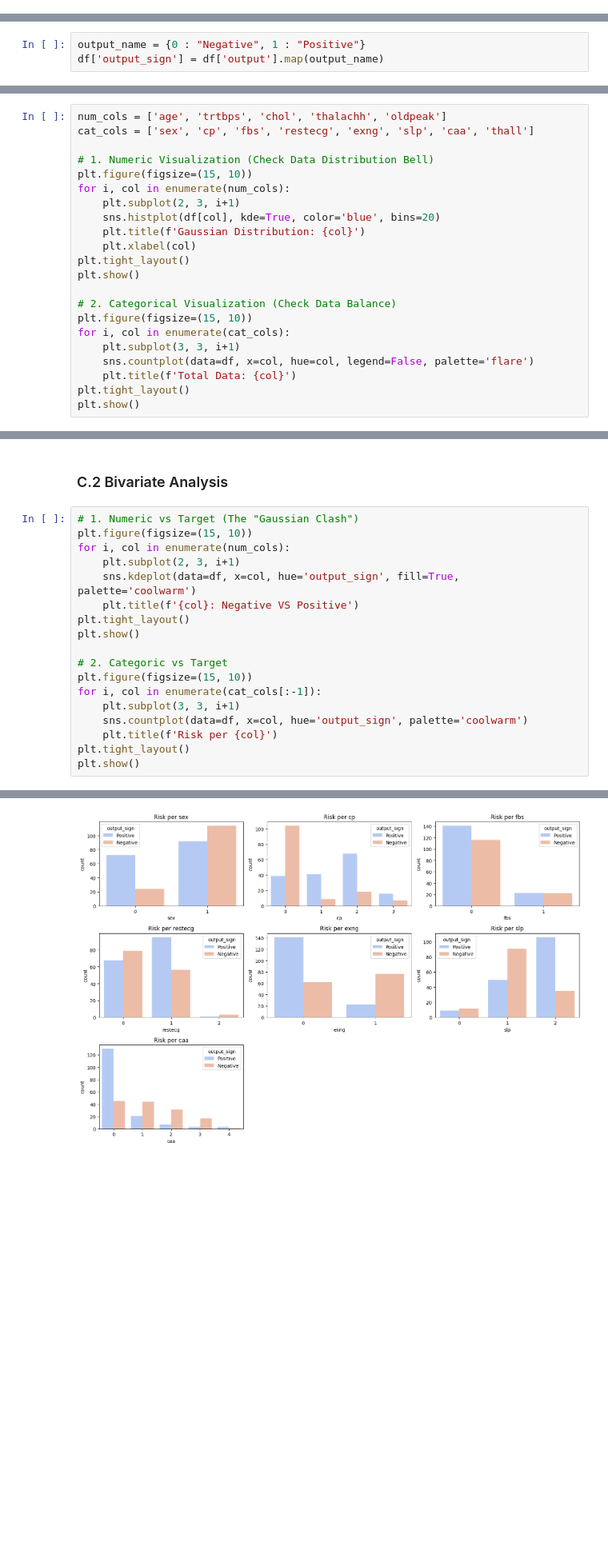
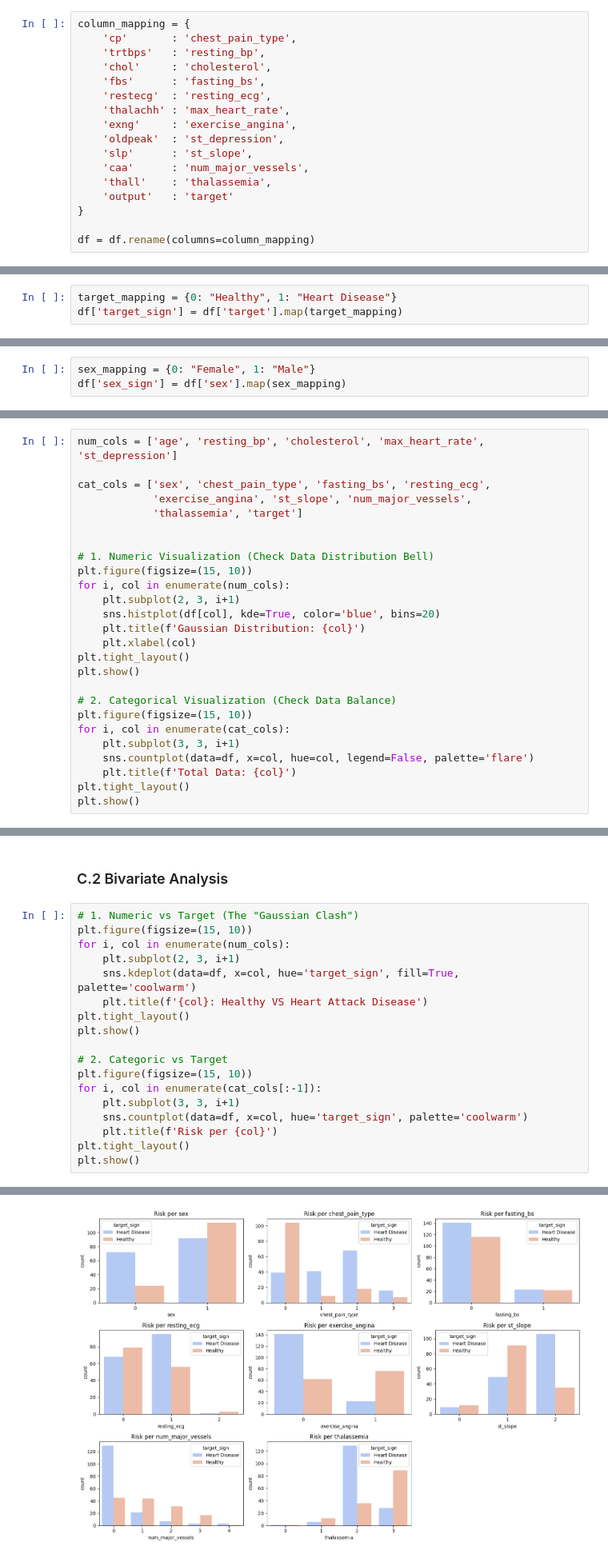
Before and after one commit to HablSank/1Day-1Dataset_MachineLearningProject, a Jupyter notebook: Day-13/Naive Bayes Gaussian (Heart Attack)/heart.ipynb, the cells around one changed output, grey strips where cells are left out. Shown at 80% size. Cells and saved outputs as stored; diff of their text form; blank space fills up the shorter version.

Commit message:
Day - 13 (Naive Bayes Gaussian) Data Preprocessing Done

```diff
--- a/Day-13/Naive Bayes Gaussian (Heart Attack)/heart.ipynb
+++ b/Day-13/Naive Bayes Gaussian (Heart Attack)/heart.ipynb
@@ -168 +170,18 @@ for col in df.select_dtypes(include='number'):
+# %%
+column_mapping = {
+    'cp'       : 'chest_pain_type',
+    'trtbps'   : 'resting_bp',
+    'chol'     : 'cholesterol',
+    'fbs'      : 'fasting_bs',
+    'restecg'  : 'resting_ecg',
+    'thalachh' : 'max_heart_rate',
+    'exng'     : 'exercise_angina',
+    'oldpeak'  : 'st_depression',
+    'slp'      : 'st_slope',
+    'caa'      : 'num_major_vessels',
+    'thall'    : 'thalassemia',
+    'output'   : 'target'
+}
+
+df = df.rename(columns=column_mapping)
 # %% [markdown]
@@ -170,3 +189,3 @@ for col in df.select_dtypes(include='number'):
 # %%
-output_name = {0 : "Negative", 1 : "Positive"}
-df['output_sign'] = df['output'].map(output_name)
+target_mapping = {0: "Healthy", 1: "Heart Disease"}
+df['target_sign'] = df['target'].map(target_mapping)
@@ -173,3 +194,6 @@ df['output_sign'] = df['output'].map(output_name)
+# %%
+sex_mapping = {0: "Female", 1: "Male"}
+df['sex_sign'] = df['sex'].map(sex_mapping)
 # %% [markdown]
 ## C. Exploratory Data Analysis
 # %% [markdown]
@@ -187,8 +211,12 @@ plt.show()
 # %% [markdown]
 #### Numerical & Categorical Features Distribution
 # %%
-num_cols = ['age', 'trtbps', 'chol', 'thalachh', 'oldpeak']
-cat_cols = ['sex', 'cp', 'fbs', 'restecg', 'exng', 'slp', 'caa', 'thall']
+num_cols = ['age', 'resting_bp', 'cholesterol', 'max_heart_rate', 'st_depression']
+
+cat_cols = ['sex', 'chest_pain_type', 'fasting_bs', 'resting_ecg',
+            'exercise_angina', 'st_slope', 'num_major_vessels',
+            'thalassemia', 'target']
+
 
 # 1. Numeric Visualization (Check Data Distribution Bell)
 plt.figure(figsize=(15, 10))
@@ -218,8 +246,8 @@ plt.show()
 plt.figure(figsize=(15, 10))
 for i, col in enumerate(num_cols):
     plt.subplot(2, 3, i+1)
-    sns.kdeplot(data=df, x=col, hue='output_sign', fill=True, palette='coolwarm')
-    plt.title(f'{col}: Negative VS Positive')
+    sns.kdeplot(data=df, x=col, hue='target_sign', fill=True, palette='coolwarm')
+    plt.title(f'{col}: Healthy VS Heart Attack Disease')
 plt.tight_layout()
 plt.show()
 
@@ -227,7 +255,7 @@ plt.show()
 plt.figure(figsize=(15, 10))
 for i, col in enumerate(cat_cols[:-1]):
     plt.subplot(3, 3, i+1)
-    sns.countplot(data=df, x=col, hue='output_sign', palette='coolwarm')
+    sns.countplot(data=df, x=col, hue='target_sign', palette='coolwarm')
     plt.title(f'Risk per {col}')
 plt.tight_layout()
 plt.show()
@@ -236,4 +264,4 @@ plt.show()
-[figure, old version]
+[figure, new version]
 # %% [markdown]
 ### C.3 Multivariate Analysis
 # %%
```
Also changed, not shown: parts of 7 cells of this notebook.
